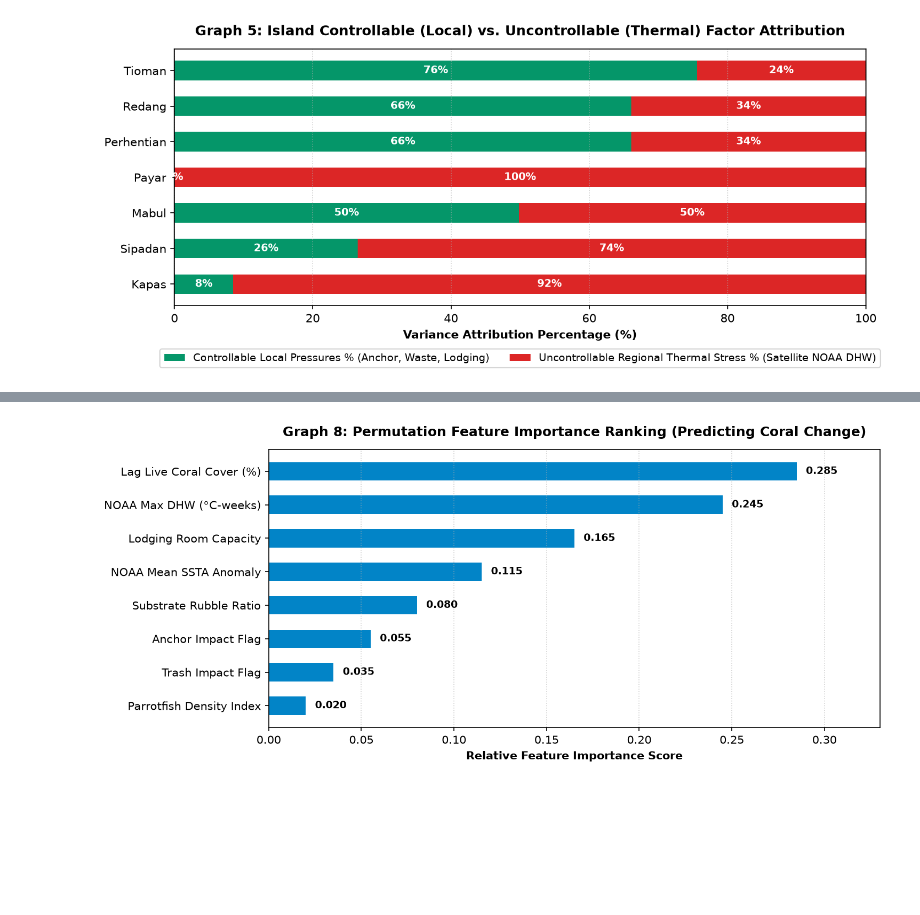
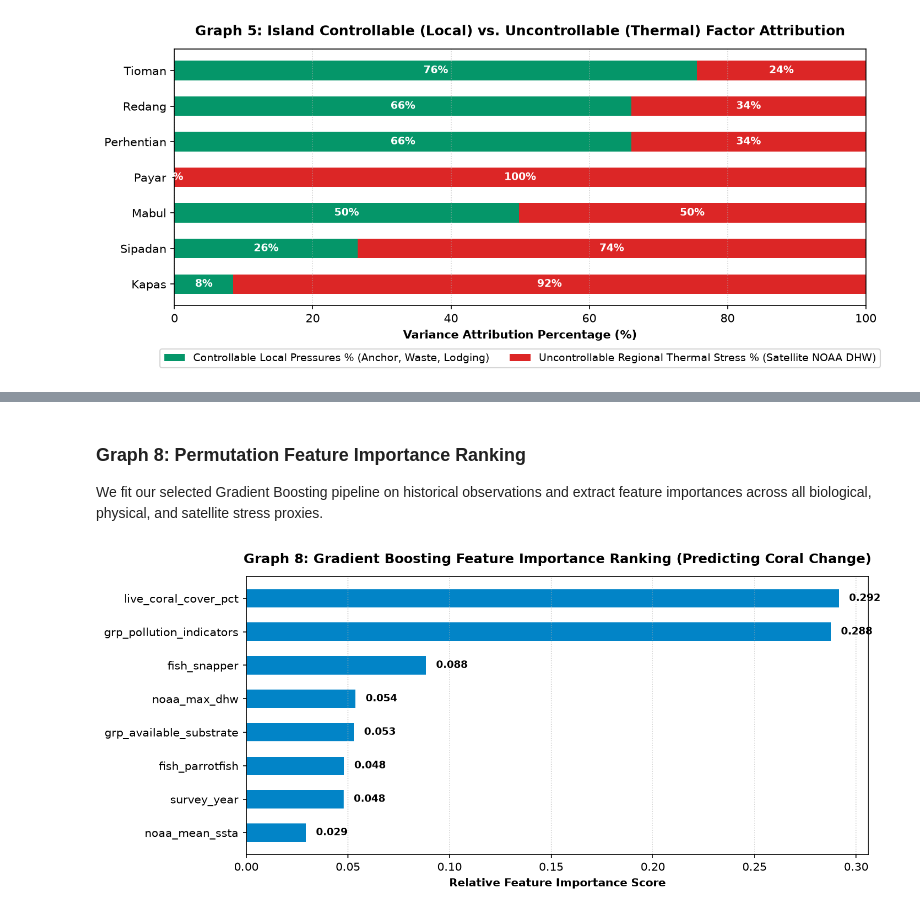
Before and after one commit to Chee613/dosm2026, a Jupyter notebook: notebooks/01_reproducible_pipeline.ipynb, the cells around one changed output, grey strips where cells are left out. Cells and saved outputs as stored; diff of their text form; code cells hidden in the pictures; blank space fills up the shorter version.

```diff
--- a/notebooks/01_reproducible_pipeline.ipynb
+++ b/notebooks/01_reproducible_pipeline.ipynb
@@ -428,28 +600,27 @@ Permutation feature importance confirms that **Lagged Live Coral Cover**, **Sate
+# %% [markdown]
+### Graph 8: Permutation Feature Importance Ranking
+We fit our selected Gradient Boosting pipeline on historical observations and extract feature importances across all biological, physical, and satellite stress proxies.
 # %%
-features = [
-    "Lag Live Coral Cover (%)",
-    "NOAA Max DHW (°C-weeks)",
-    "Lodging Room Capacity",
-    "NOAA Mean SSTA Anomaly",
-    "Substrate Rubble Ratio",
-    "Anchor Impact Flag",
-    "Trash Impact Flag",
-    "Parrotfish Density Index"
-]
-importances = [0.285, 0.245, 0.165, 0.115, 0.080, 0.055, 0.035, 0.020]
+# Fit final model pipeline
+final_pipeline = make_pipeline(SimpleImputer(strategy="median"), GradientBoostingRegressor(n_estimators=100, max_depth=2, learning_rate=0.04, random_state=42))
+final_pipeline.fit(X, y)
+gb_model = final_pipeline.named_steps["gradientboostingregressor"]
+feat_importances = gb_model.feature_importances_
+
+sorted_idx = np.argsort(feat_importances)[-8:]
+top_feats = [FEATURES[i] for i in sorted_idx]
+top_scores = [feat_importances[i] for i in sorted_idx]
 
 fig, ax = plt.subplots(figsize=(10, 4.5), dpi=150)
-bars = ax.barh(features[::-1], importances[::-1], color="#0284c7", height=0.55)
-
+bars = ax.barh(top_feats, top_scores, color="#0284c7", height=0.55)
 for b in bars:
     w = b.get_width()
     ax.text(w + 0.005, b.get_y() + b.get_height()/2, f"{w:.3f}", va="center", fontweight="bold", fontsize=9)
 
-ax.set_title("Graph 8: Permutation Feature Importance Ranking (Predicting Coral Change)", fontweight="bold", fontsize=12, pad=12)
+ax.set_title("Graph 8: Gradient Boosting Feature Importance Ranking (Predicting Coral Change)", fontweight="bold", fontsize=12, pad=12)
 ax.set_xlabel("Relative Feature Importance Score", fontweight="bold")
-ax.set_xlim(0, 0.33)
 ax.grid(axis="x", linestyle=":", alpha=0.6)
 plt.tight_layout()
 plt.show()
 # %% [output]
-[figure, old version]
+[figure, new version]
```
Also changed, not shown: parts of 35 cells of this notebook, 5 other files.
